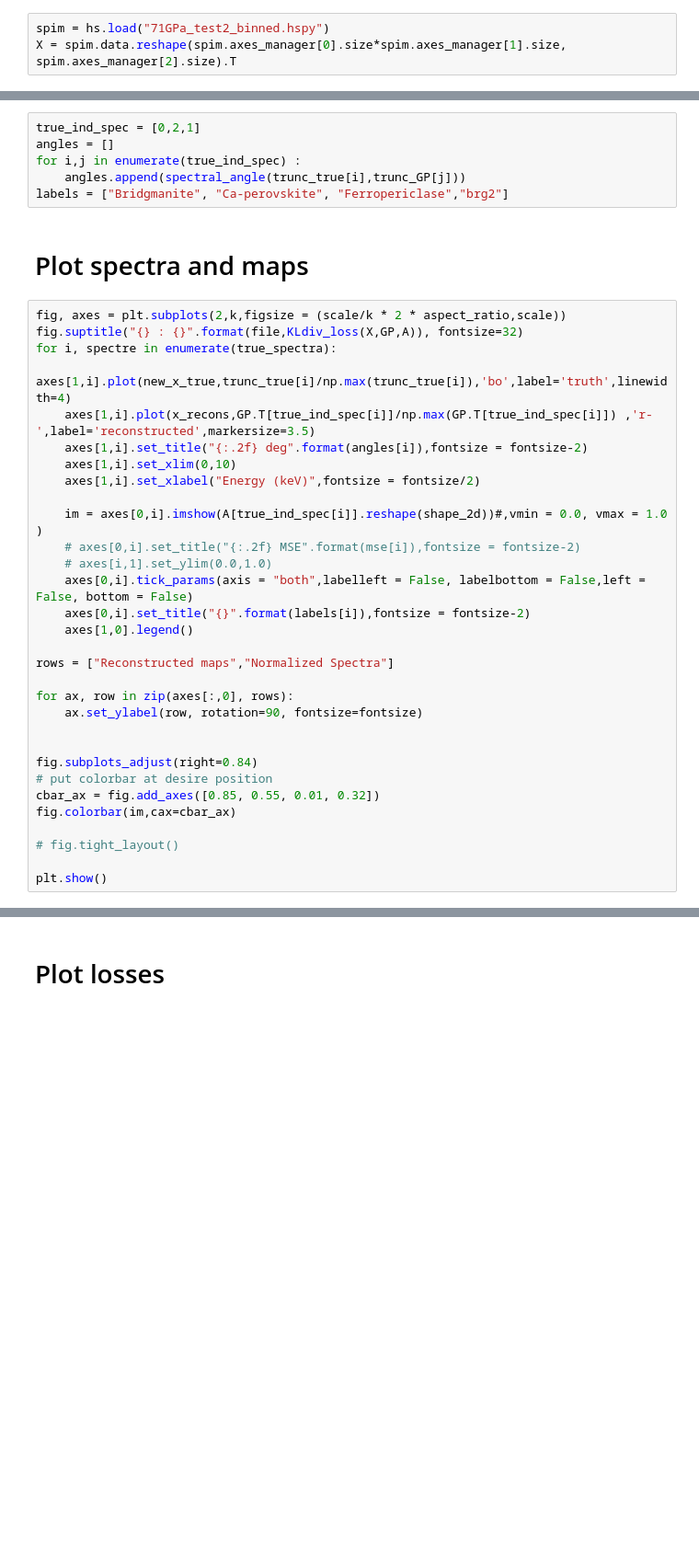
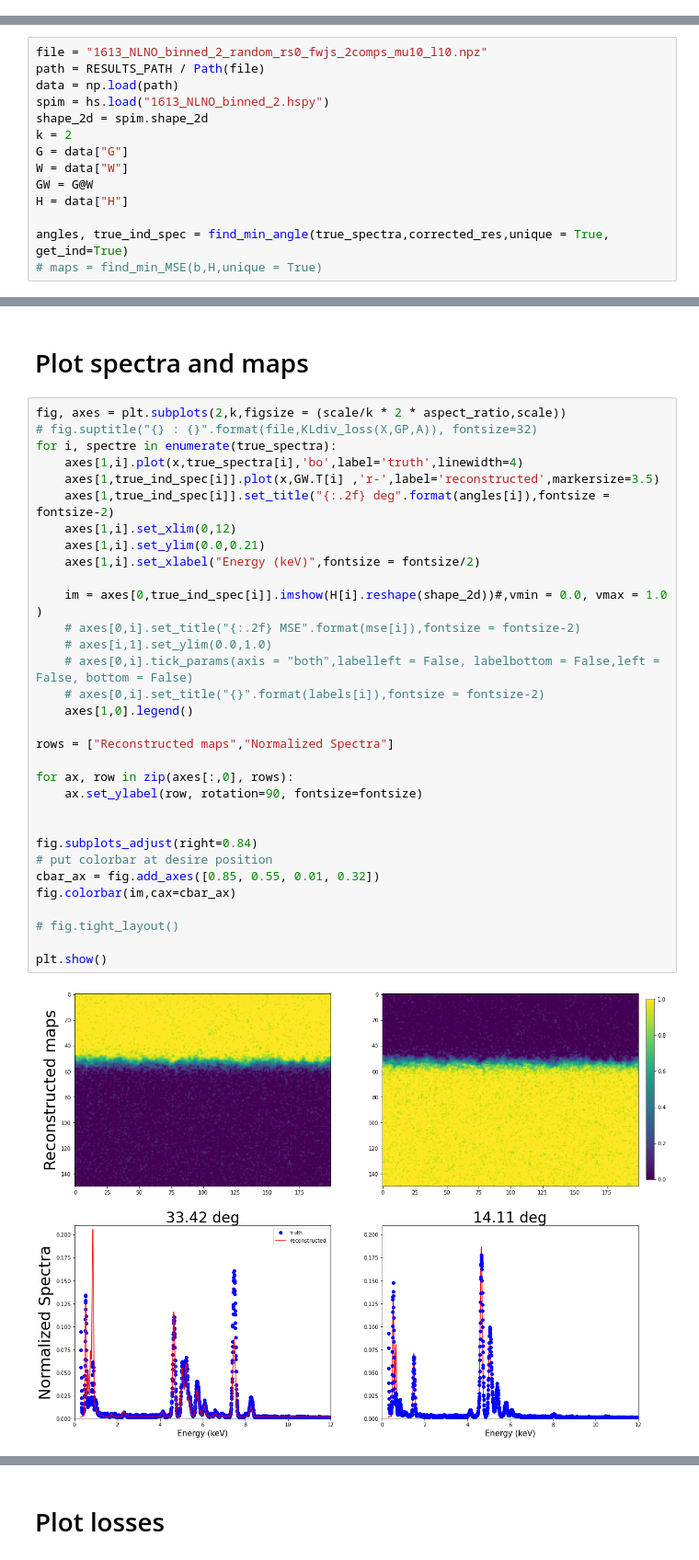
Before and after one commit to adriente/espm, a Jupyter notebook: notebooks/read_HPC_data _TEMP.ipynb, the cells around one changed output, grey strips where cells are left out. Shown at 92% size. Drawn from its saved outputs; the diff is of its cells as text; blank space fills up the shorter version.

```diff
--- a/notebooks/read_HPC_data _TEMP.ipynb
+++ b/notebooks/read_HPC_data _TEMP.ipynb
@@ -17,3 +17,0 @@ import snmfem.data_analysis as da
-# %%
-spim = hs.load("71GPa_test2_binned.hspy")
-X = spim.data.reshape(spim.axes_manager[0].size*spim.axes_manager[1].size, spim.axes_manager[2].size).T
@@ -63,0 +48,14 @@ new_x_true = x_true[x_true > np.min(x_recons)]
+# %%
+file = "1613_NLNO_binned_2_random_rs0_fwjs_2comps_mu10_l10.npz"
+path = RESULTS_PATH / Path(file)
+data = np.load(path)
+spim = hs.load("1613_NLNO_binned_2.hspy")
+shape_2d = spim.shape_2d
+k = 2
+G = data["G"]
+W = data["W"]
+GW = G@W
+H = data["H"]
+
+angles, true_ind_spec = find_min_angle(true_spectra,corrected_res,unique = True, get_ind=True)
+# maps = find_min_MSE(b,H,unique = True)
@@ -69,42 +86,39 @@ scale = 15
 aspect_ratio = 1.4
 marker_list = ["-o","-s","->","-<","-^","-v","-d"]
 mark_space = 20
-# %%
-true_ind_spec = [0,2,1]
-angles = []
-for i,j in enumerate(true_ind_spec) :
-    angles.append(spectral_angle(trunc_true[i],trunc_GP[j]))
-labels = ["Bridgmanite", "Ca-perovskite", "Ferropericlase","brg2"]
 # %% [markdown]
 # Plot spectra and maps
 # %%
 fig, axes = plt.subplots(2,k,figsize = (scale/k * 2 * aspect_ratio,scale))
-fig.suptitle("{} : {}".format(file,KLdiv_loss(X,GP,A)), fontsize=32)
+# fig.suptitle("{} : {}".format(file,KLdiv_loss(X,GP,A)), fontsize=32)
 for i, spectre in enumerate(true_spectra):
-    axes[1,i].plot(new_x_true,trunc_true[i]/np.max(trunc_true[i]),'bo',label='truth',linewidth=4)
-    axes[1,i].plot(x_recons,GP.T[true_ind_spec[i]]/np.max(GP.T[true_ind_spec[i]]) ,'r-',label='reconstructed',markersize=3.5)
-    axes[1,i].set_title("{:.2f} deg".format(angles[i]),fontsize = fontsize-2)
-    axes[1,i].set_xlim(0,10)
+    axes[1,i].plot(x,true_spectra[i],'bo',label='truth',linewidth=4)
+    axes[1,true_ind_spec[i]].plot(x,GW.T[i] ,'r-',label='reconstructed',markersize=3.5)
+    axes[1,true_ind_spec[i]].set_title("{:.2f} deg".format(angles[i]),fontsize = fontsize-2)
+    axes[1,i].set_xlim(0,12)
+    axes[1,i].set_ylim(0.0,0.21)
     axes[1,i].set_xlabel("Energy (keV)",fontsize = fontsize/2)
 
-    im = axes[0,i].imshow(A[true_ind_spec[i]].reshape(shape_2d))#,vmin = 0.0, vmax = 1.0 )
+    im = axes[0,true_ind_spec[i]].imshow(H[i].reshape(shape_2d))#,vmin = 0.0, vmax = 1.0 )
     # axes[0,i].set_title("{:.2f} MSE".format(mse[i]),fontsize = fontsize-2)
     # axes[i,1].set_ylim(0.0,1.0)
-    axes[0,i].tick_params(axis = "both",labelleft = False, labelbottom = False,left = False, bottom = False)
-    axes[0,i].set_title("{}".format(labels[i]),fontsize = fontsize-2)
+    # axes[0,i].tick_params(axis = "both",labelleft = False, labelbottom = False,left = False, bottom = False)
+    # axes[0,i].set_title("{}".format(labels[i]),fontsize = fontsize-2)
     axes[1,0].legend()
 
 rows = ["Reconstructed maps","Normalized Spectra"]
 
 for ax, row in zip(axes[:,0], rows):
     ax.set_ylabel(row, rotation=90, fontsize=fontsize)
 
 
 fig.subplots_adjust(right=0.84)
 # put colorbar at desire position
 cbar_ax = fig.add_axes([0.85, 0.55, 0.01, 0.32])
 fig.colorbar(im,cax=cbar_ax)
 
 # fig.tight_layout()
 
 plt.show()
+# %% [output]
+[figure, added]
```
Also changed, not shown: parts of 16 cells of this notebook, 9 other files.
